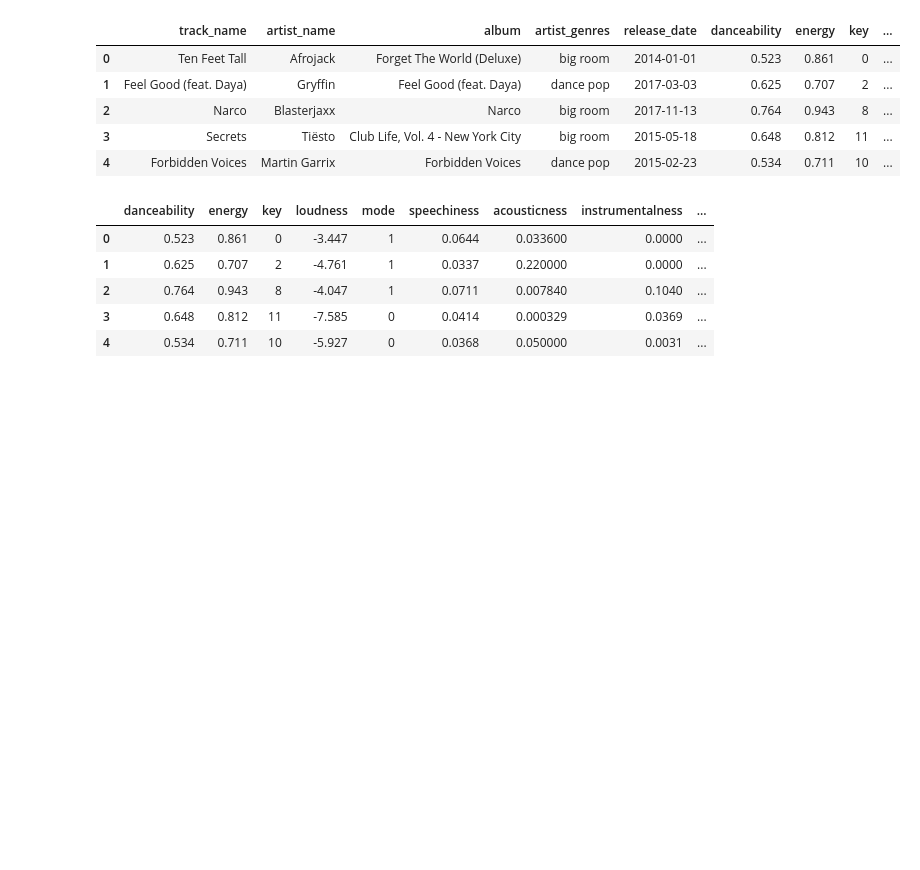
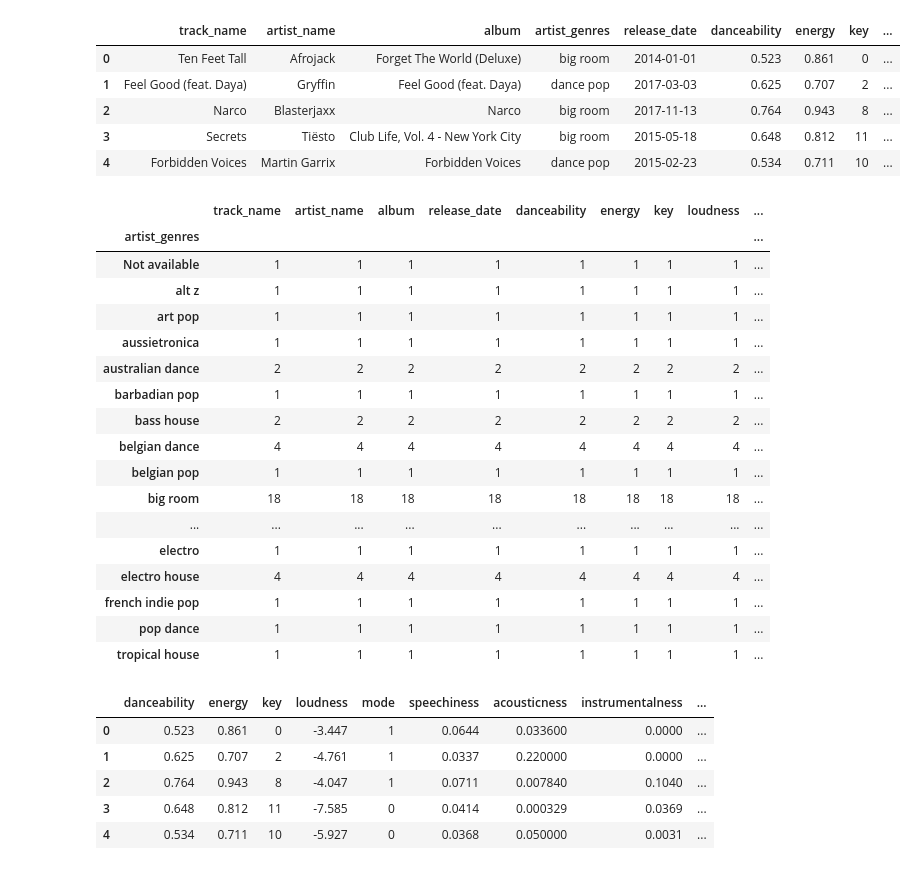
Before and after one commit to kchiev215/Spotify_EDM_Lofi_Analysis, a Jupyter notebook: Data_Analysis.ipynb, the cells around one changed output. Drawn from its saved outputs; the diff is of its cells as text; code cells hidden in the pictures; blank space fills up the shorter version.

```diff
--- a/Data_Analysis.ipynb
+++ b/Data_Analysis.ipynb
@@ -340,6 +342,27 @@ df_edm.head()
 | 2 | Narco | Blasterjaxx | Narco | big room | 2017-11-13 | 0.764 | 0.943 | 8 | ... |
 | 3 | Secrets | Tiësto | Club Life, Vol. 4 - New York City | big room | 2015-05-18 | 0.648 | 0.812 | 11 | ... |
 | 4 | Forbidden Voices | Martin Garrix | Forbidden Voices | dance pop | 2015-02-23 | 0.534 | 0.711 | 10 | ... |
+# %%
+df_edm.groupby(['artist_genres']).count()
+# %% [output]
+|  | track_name | artist_name | album | release_date | danceability | energy | key | loudness | ... |
+| artist_genres |  |  |  |  |  |  |  |  | ... |
+| Not available | 1 | 1 | 1 | 1 | 1 | 1 | 1 | 1 | ... |
+| alt z | 1 | 1 | 1 | 1 | 1 | 1 | 1 | 1 | ... |
+| art pop | 1 | 1 | 1 | 1 | 1 | 1 | 1 | 1 | ... |
+| aussietronica | 1 | 1 | 1 | 1 | 1 | 1 | 1 | 1 | ... |
+| australian dance | 2 | 2 | 2 | 2 | 2 | 2 | 2 | 2 | ... |
+| barbadian pop | 1 | 1 | 1 | 1 | 1 | 1 | 1 | 1 | ... |
+| bass house | 2 | 2 | 2 | 2 | 2 | 2 | 2 | 2 | ... |
+| belgian dance | 4 | 4 | 4 | 4 | 4 | 4 | 4 | 4 | ... |
+| belgian pop | 1 | 1 | 1 | 1 | 1 | 1 | 1 | 1 | ... |
+| big room | 18 | 18 | 18 | 18 | 18 | 18 | 18 | 18 | ... |
+| ... | ... | ... | ... | ... | ... | ... | ... | ... | ... |
+| electro | 1 | 1 | 1 | 1 | 1 | 1 | 1 | 1 | ... |
+| electro house | 4 | 4 | 4 | 4 | 4 | 4 | 4 | 4 | ... |
+| french indie pop | 1 | 1 | 1 | 1 | 1 | 1 | 1 | 1 | ... |
+| pop dance | 1 | 1 | 1 | 1 | 1 | 1 | 1 | 1 | ... |
+| tropical house | 1 | 1 | 1 | 1 | 1 | 1 | 1 | 1 | ... |
 # %%
 #Evaluating only the audio features
 df_edm_eval = df_edm[['danceability', 'energy', 'key', 'loudness', 'mode', 'speechiness', 'acousticness',
```
Also changed, not shown: parts of 5 cells of this notebook, 5 other files.
